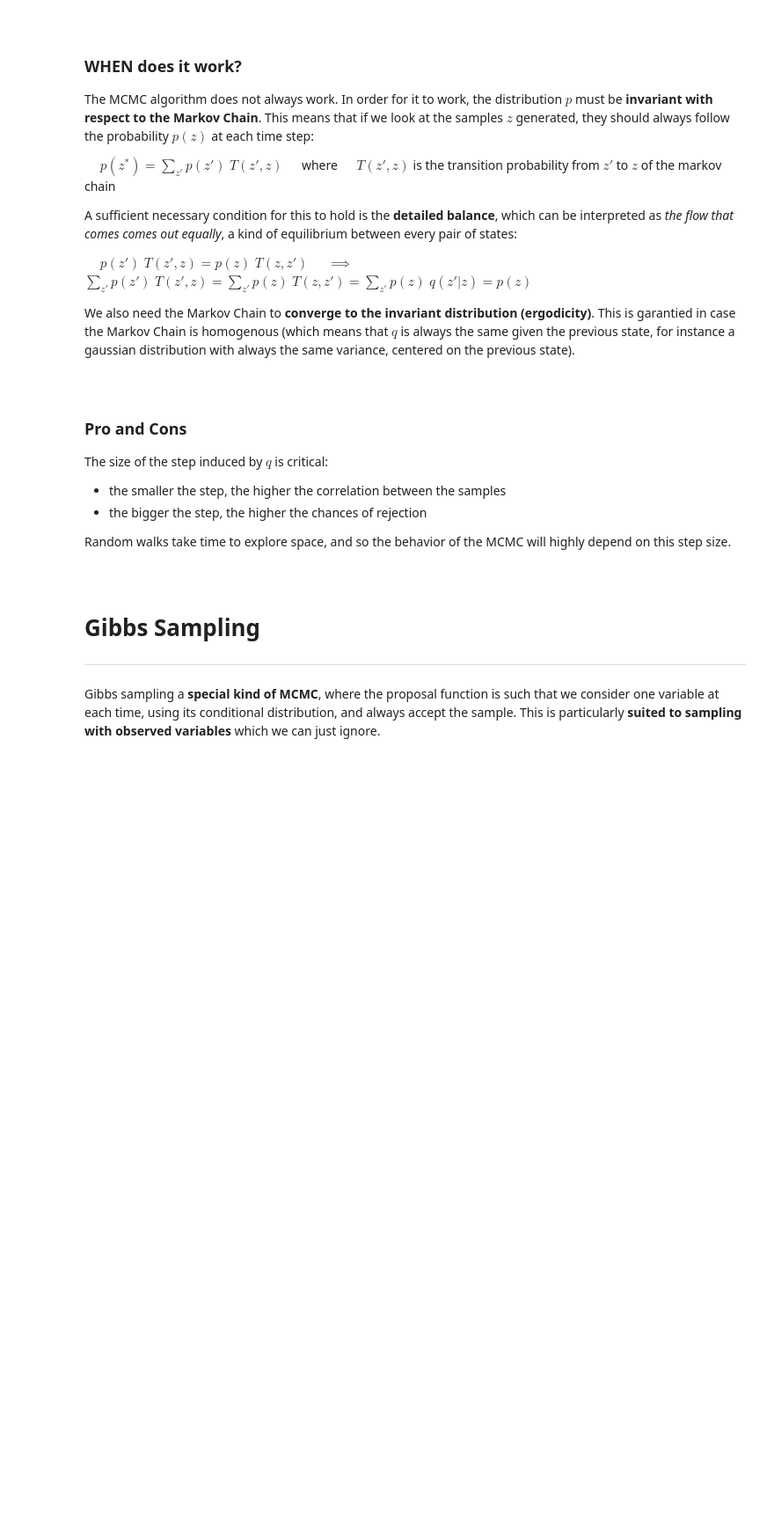
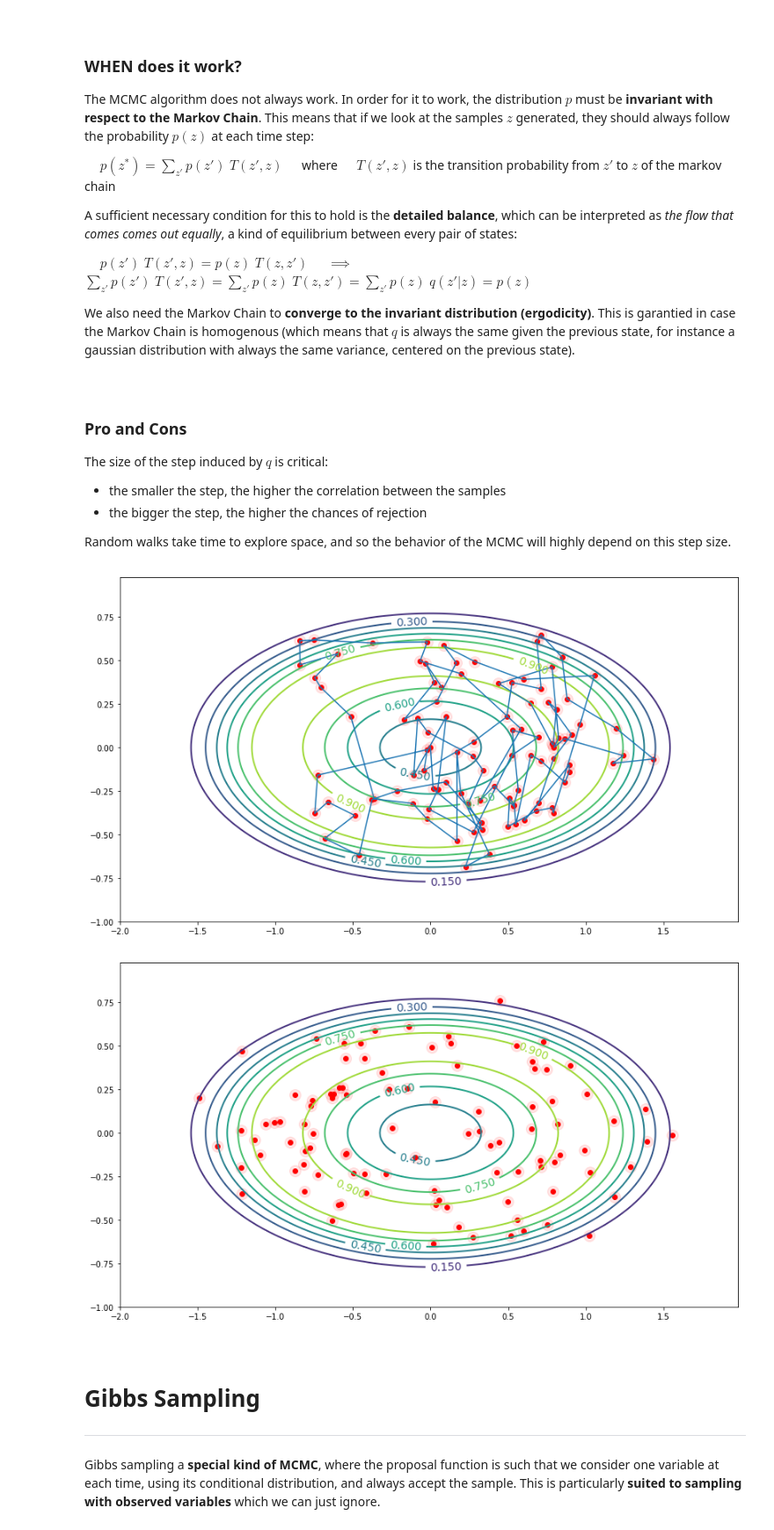
Before and after one commit to QuentinDuval/MLIntro, a Jupyter notebook: ml/0_basic_sampling_2.ipynb, the cells around one changed output. Shown at 88% size. Saved outputs shown, nothing was run; the diff lists cells and outputs as text; code cells hidden in the pictures; blank space fills up the shorter version.

Commit message:
Basic sampling

```diff
--- a/ml/0_basic_sampling_2.ipynb
+++ b/ml/0_basic_sampling_2.ipynb
@@ -141,3 +139,47 @@ Random walks take time to explore space, and so the behavior of the MCMC will hi
+# %%
+def p_pdf(x, y):
+    return np.exp(- (x**2 + (2*y)**2 - 1)**2)
+
+
+def mcmc_sampling(size: int):
+    points = [np.array([0., 0.])]
+    while len(points) <= size:
+        z = points[-1]
+        dz = np.random.normal(loc=0., scale=0.2, size=2)
+        next_z = z + dz
+        p_next_z = p_pdf(next_z[0], next_z[1])
+        p_prev_z = p_pdf(z[0], z[1])
+        if np.random.uniform(0., 1.) <= (p_next_z / p_prev_z):
+            points.append(next_z)
+    return np.stack(points)
+
+
+def sub_sample(sampler, size: int):
+    samples = sampler(size=size*100)
+    np.random.shuffle(samples)
+    return samples[:size]
+
+
+def show_sampling(samples, show_trajectory: bool):
+    xs = np.arange(-2., 2., 0.02)
+    ys = np.arange(-1., 1., 0.02)
+    X, Y = np.meshgrid(xs, ys)
+    p_X_Y = p_pdf(X, Y)
+    fig, ax = plt.subplots(figsize=(14, 8))
+    CS = ax.contour(X, Y, p_X_Y, levels=8, linewidths=2, antialiased=True)
+    if show_trajectory:
+        ax.plot(samples[:,0], samples[:,1])
+    ax.scatter(samples[:,0], samples[:,1], color='red')
+    ax.scatter(samples[:,0], samples[:,1], s=200, color='red', alpha=0.1)
+    ax.clabel(CS, inline=1, fontsize=14)
+    plt.show()
+
+
+show_sampling(samples=mcmc_sampling(100), show_trajectory=True)
+show_sampling(samples=sub_sample(mcmc_sampling, 100), show_trajectory=False)
+# %% [output]
+[figure, added]
+[figure, added]
 # %% [markdown]
 <br>
 
```
Also changed, not shown: parts of 1 cell of this notebook.
